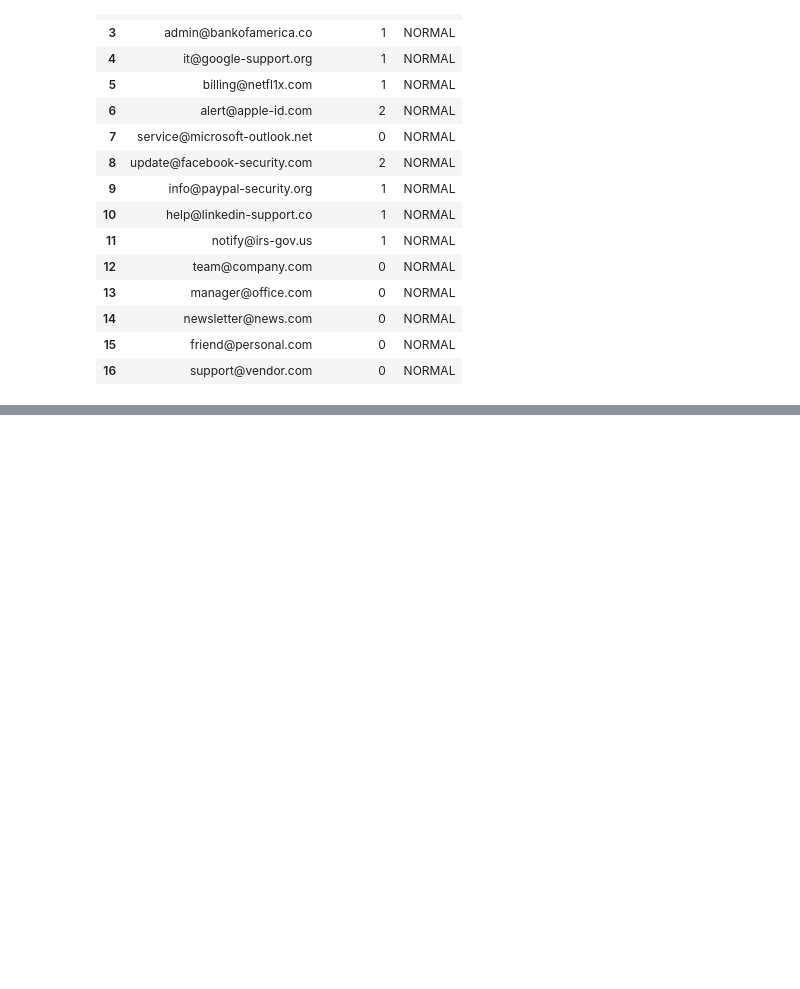
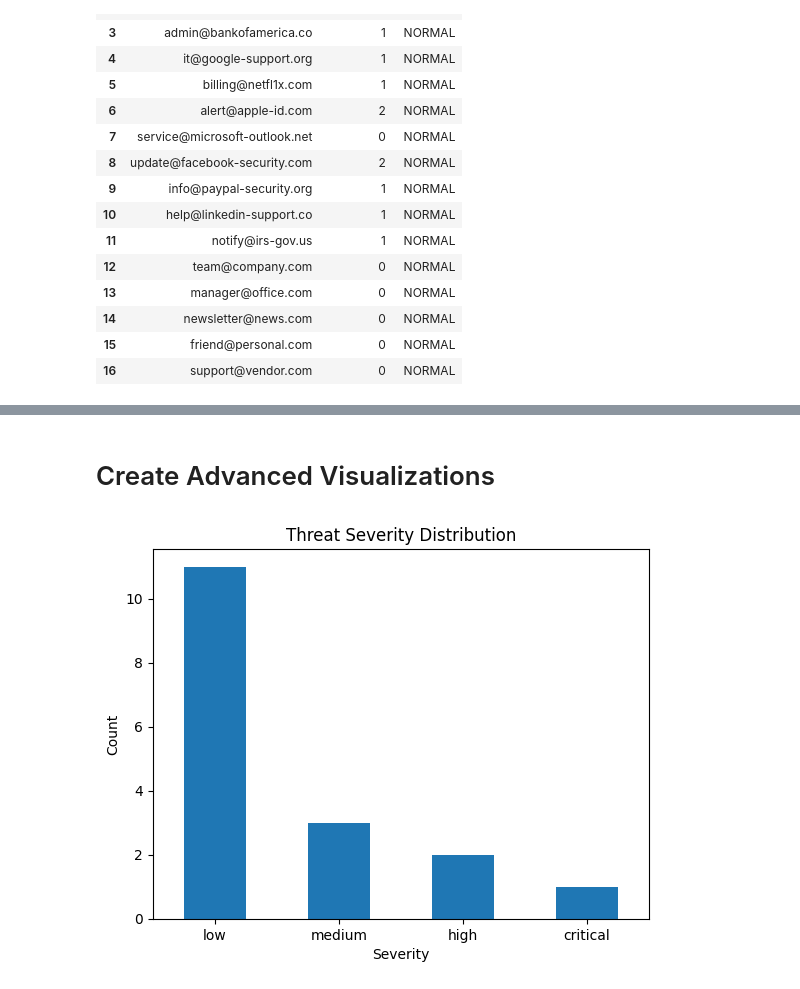
Before and after one commit to Sachin-Singh-Cybersecurity/phishing-triage-lab, a Jupyter notebook: phishing_analysis.ipynb, the cells around one changed output, grey strips where cells are left out. Cells and saved outputs as stored; diff of their text form; code cells hidden in the pictures; blank space fills up the shorter version.

```diff
--- a/phishing_analysis.ipynb
+++ b/phishing_analysis.ipynb
@@ -223,0 +255,31 @@ df[["sender", "risk_score", "auto_flag"]]
+# %%
+# Create reputation classification based on sender domain
+df["sender_reputation"] = df["sender_domain"].apply(
+    lambda x: "trusted" if x in trusted_domains else "unknown"
+)
+# %%
+# Flag emails from suspicious domains as malicious
+suspicious_domains = ["paypai.com", "micros0ft-help.com", "arnazon-security.net"]
+
+df.loc[df["sender_domain"].isin(suspicious_domains), "sender_reputation"] = "malicious"
+# %%
+# Create an enhanced risk score that incorporates the new features
+df["enhanced_risk_score"] = (
+    df["suspicious_domain"].astype(int) * 2 +
+    df["has_urgent_language"].astype(int) +
+    df["has_attachment"].astype(int) +
+    df["suspicious_url"].astype(int) * 2 +
+    (df["sender_reputation"] == "malicious").astype(int) * 3
+)
+# %%
+# Create a new severity classification based on the enhanced risk score
+def classify_severity(score):
+    if score >= 6:
+        return "critical"
+    elif score >= 4:
+        return "high"
+    elif score >= 2:
+        return "medium"
+    return "low"
+
+df["severity"] = df["enhanced_risk_score"].apply(classify_severity)
@@ -223,0 +289,12 @@ df[["sender", "risk_score", "auto_flag"]]
+# %% [markdown]
+# Create Advanced Visualizations
+# %%
+# Chart 1 — Severity Distribution
+df["severity"].value_counts().plot(kind="bar")
+plt.title("Threat Severity Distribution")
+plt.xlabel("Severity")
+plt.ylabel("Count")
+plt.xticks(rotation=0)
+plt.show()
+# %% [output]
+[figure, added]
```
Also changed, not shown: parts of 7 cells of this notebook, 5 other files.
